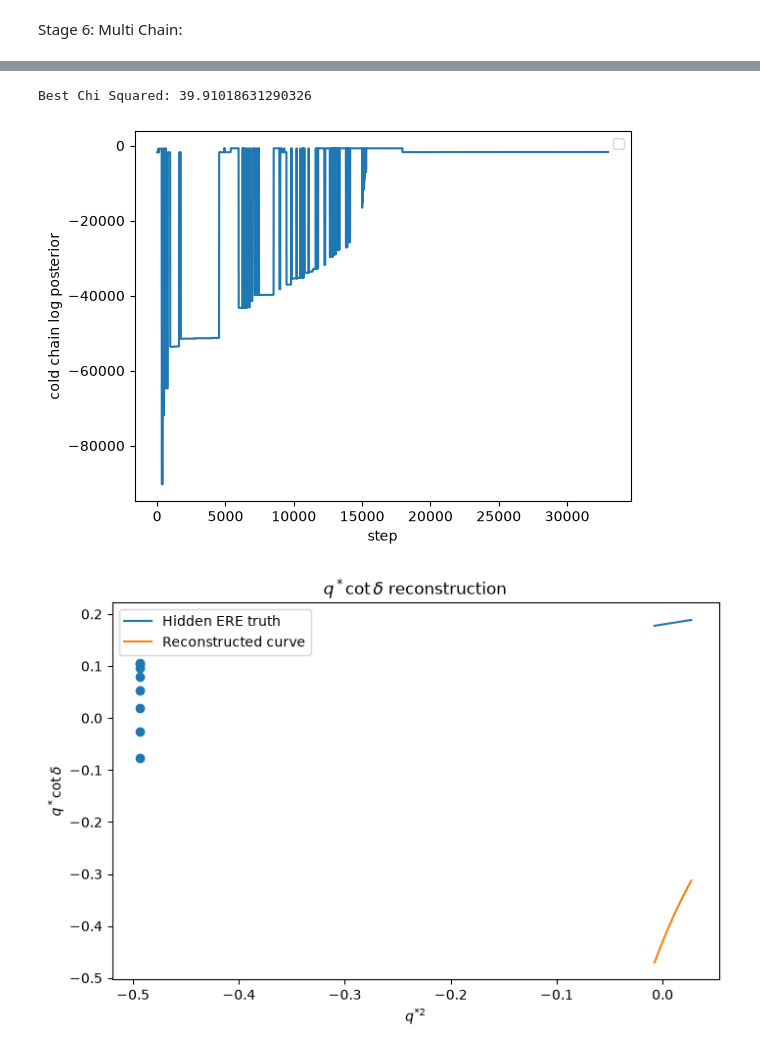
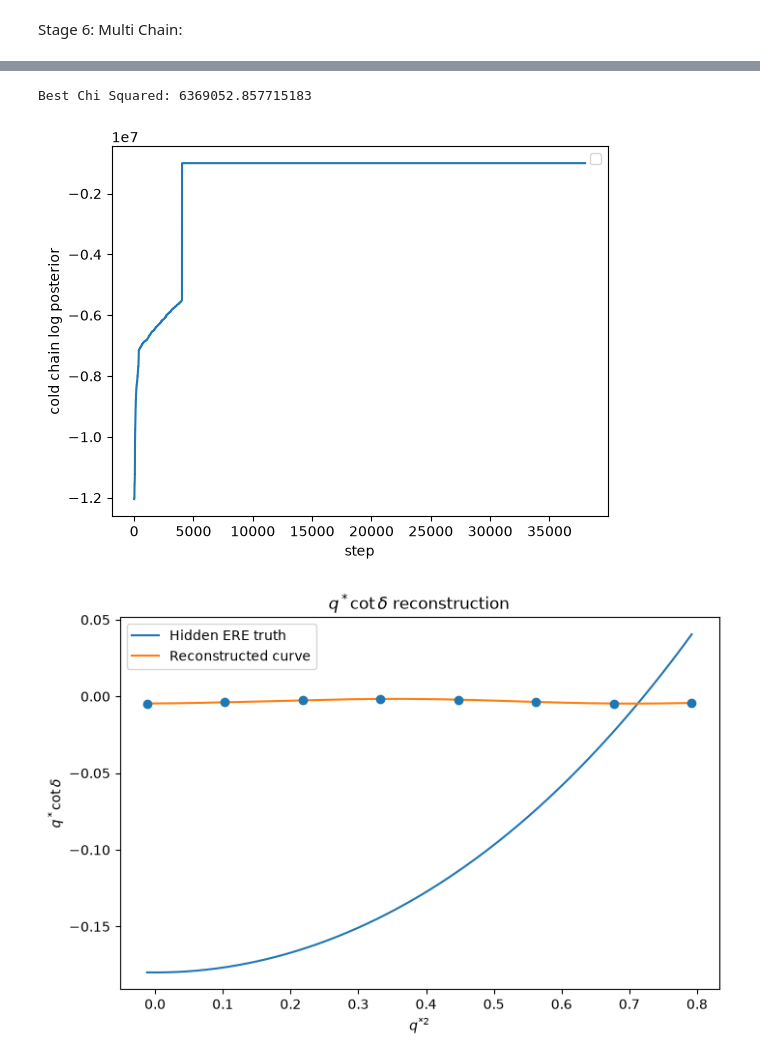
Before and after one commit to ShingLi15/Gaussian-Process-Regressions-for-Di-Nucleon-Data, a Jupyter notebook: Research Paper/GPR using data.ipynb, the cells around one changed output, grey strips where cells are left out. Saved outputs shown, nothing was run; the diff lists cells and outputs as text; code cells hidden in the pictures.

```diff
--- a/Research Paper/GPR using data.ipynb
+++ b/Research Paper/GPR using data.ipynb
@@ -796,3 +985,6 @@ def log_likelihood(f_values, sigma, length_scale, channel_data, Kinv):
     delta = pred - obs
     chi_squared = delta @ cov_inv @ delta
     return -0.5 * chi_squared + penalty, chi_squared
+# %%
+for r in combined_level_dicts:
+    print(r)
@@ -1084,17 +1330,19 @@ sector_keys = [(L, Psq) for L in L_values for Psq in Psq_to_nP.keys()]
 color_cycle = plt.cm.tab10.colors
 color_by_sector = {key: color_cycle[i % len(color_cycle)] for i, key in enumerate(sector_keys)}
 
-def plot_mcmc(observed_cache, best_cold_state, cold_log_post_history, samples, data):
+def plot_mcmc(observed_cache, best_cold_state, cold_log_post_history, samples):
     best_f_knots,  best_sigma ,best_length_scale= best_cold_state
 
-    q_star_sq_grid = (Ecm_grid/2)**2 - m**2
+    # q_star_sq_grid = (Ecm_grid/2)**2 - m**2
 
-    a_true, r_true, p4_true = a_r_Values[0]
-    q_cot_delta = -a_true + r_true*q_star_sq_grid + p4_true*q_star_sq_grid**2
+    a_true, r_true, p4_true = a_r_Values[1]
+    #q_cot_delta = -1/a_true + 0.5*r_true*q_star_sq_grid**2 + (p4_true**3)*q_star_sq_grid**4
+    q_cot_delta = a_true + r_true*q_star_sq_grid**2 + p4_true*q_star_sq_grid**4
+
 
     print(f"Best Chi Squared: {best_chi_squared}")
     # Kinv = xi * q_cot_delta / (8*np.pi*Ecm_grid)
-    true_curve_at_knots = -1/a_true + 0.5*r_true*((knots/2)**2 - m**2)
+    true_curve_at_knots = 1/a_true + 0.5*r_true*((knots/2)**2 - m**2)
     # ll,lp,lh = posterior_components(true_curve_at_knots, best_length_scale,best_sigma ,observed_cache)
 
     skip = 2000  # adjust based on how many steps it takes to stabilize
@@ -1113,27 +1361,27 @@ def plot_mcmc(observed_cache, best_cold_state, cold_log_post_history, samples, d
     qcd_conversion = 8*np.pi*Ecm_grid/xi
     qcd_conversion_knots = 8*np.pi*knots/xi
 
-    reconstructed_curve = Kinv_Grid(Ecm_grid, best_sigma, best_length_scale, best_f_knots)
-    reconstructed_curves_qcd = reconstructed_curve * qcd_conversion
-    best_f_knots_qcd = best_f_knots * qcd_conversion_knots
+    reconstructed_curve = Kinv_Grid(q_star_sq_grid, best_sigma, best_length_scale, best_f_knots)
+    # reconstructed_curves_qcd = reconstructed_curve * qcd_conversion
+    # best_f_knots_qcd = best_f_knots * qcd_conversion_knots
 
     curves = np.array([
-        Kinv_Grid(Ecm_grid, sigma, length_scale, f_knots)
+        Kinv_Grid(q_star_sq_grid, sigma, length_scale, f_knots)
         for f_knots, sigma, length_scale in samples
     ])
-    curves_qcd = curves * qcd_conversion
+    # curves_qcd = curves * qcd_conversion
 
-    posterior_mean_qcd = curves_qcd.mean(axis=0)
-    lower_68_qcd = np.percentile(curves_qcd, 16, axis=0)
-    upper_68_qcd = np.percentile(curves_qcd, 84, axis=0)
-    knots_q_star_sq = (knots/2)**2 - m**2
+    posterior_mean_qcd = curves.mean(axis=0)
+    lower_68_qcd = np.percentile(curves, 16, axis=0)
+    upper_68_qcd = np.percentile(curves, 84, axis=0)
+    # knots_q_star_sq = (knots/2)**2 - m**2
 
 
     plt.figure(figsize=(8, 5))
     plt.plot(q_star_sq_grid, q_cot_delta, label="Hidden ERE truth")
-    plt.plot(q_star_sq_grid, reconstructed_curves_qcd, label="Reconstructed curve")
+    plt.plot(q_star_sq_grid, reconstructed_curve, label="Reconstructed curve")
     plt.xlabel(r"$q^{*2}$")
-    plt.scatter(knots_q_star_sq, best_f_knots_qcd, zorder=5)
+    plt.scatter(knots, best_f_knots, zorder=5)
     plt.ylabel(r"$q^*\cot\delta$")
     plt.title(r"$q^*\cot\delta$ reconstruction")
     plt.legend()
@@ -1145,9 +1393,9 @@ def plot_mcmc(observed_cache, best_cold_state, cold_log_post_history, samples, d
     plt.figure(figsize=(8, 5))
     plt.plot(q_star_sq_grid, q_cot_delta, label="Hidden ERE truth")
     plt.plot(q_star_sq_grid, posterior_mean_qcd, label="Posterior mean")
-    plt.plot(q_star_sq_grid, reconstructed_curves_qcd, label="Reconstructed curve")
+    plt.plot(q_star_sq_grid, reconstructed_curve, label="Reconstructed curve")
     plt.fill_between(q_star_sq_grid, lower_68_qcd, upper_68_qcd, alpha=0.3, label="68% interval")
-    plt.scatter(knots_q_star_sq, best_f_knots_qcd, zorder=5, color="tab:orange")
+    plt.scatter(knots, best_f_knots, zorder=5, color="tab:orange")
     # for row in data:
     #     E = row["E_obs"]
     #     q_sq = (E/2)**2 - m**2
@@ -1191,6 +1439,6 @@ Step 35000/35000 completed. Cold chain log posterior: -1705.237
 # %%
-plot_mcmc(observed_cache_dineutron, best_cold_state_cov, cold_log_post_history_cov, samples_cov, data_real)
+plot_mcmc(observed_cache_fake_data, best_cold_state_cov, cold_log_post_history_cov, samples_cov)
 # %% [output]
-Best Chi Squared: 39.91018631290326
+Best Chi Squared: 6369052.857715183
-[figure, old version]
+[figure, new version]
-[figure, old version]
+[figure, new version]
```
Also changed, not shown: parts of 32 cells of this notebook, 2 other files.
